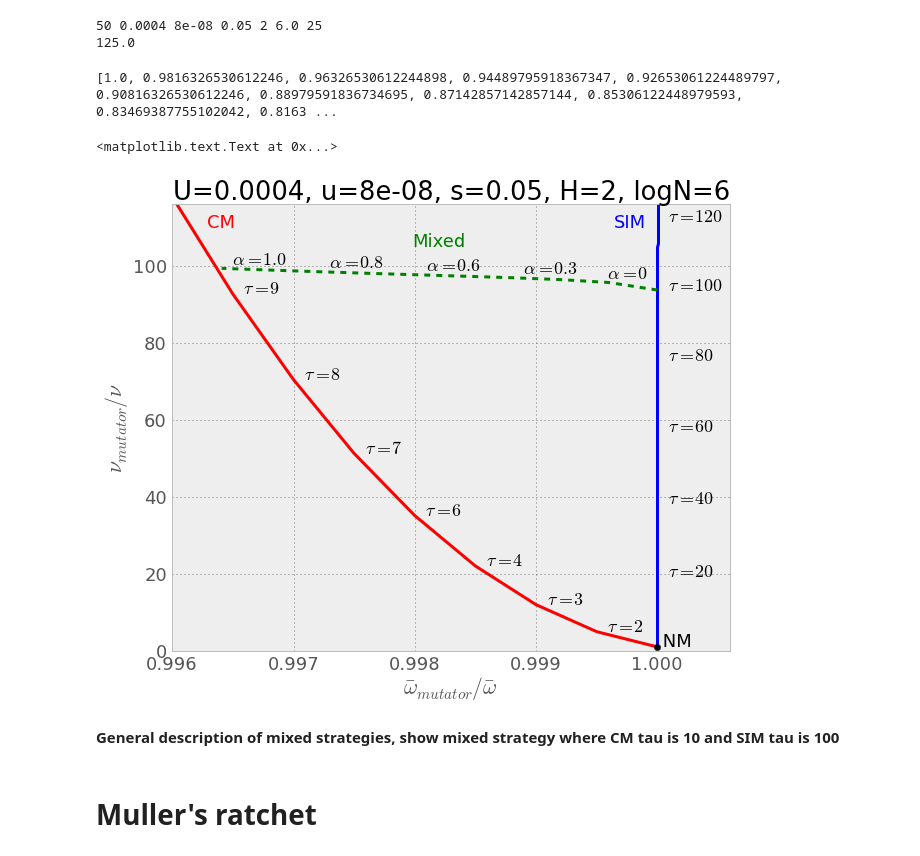
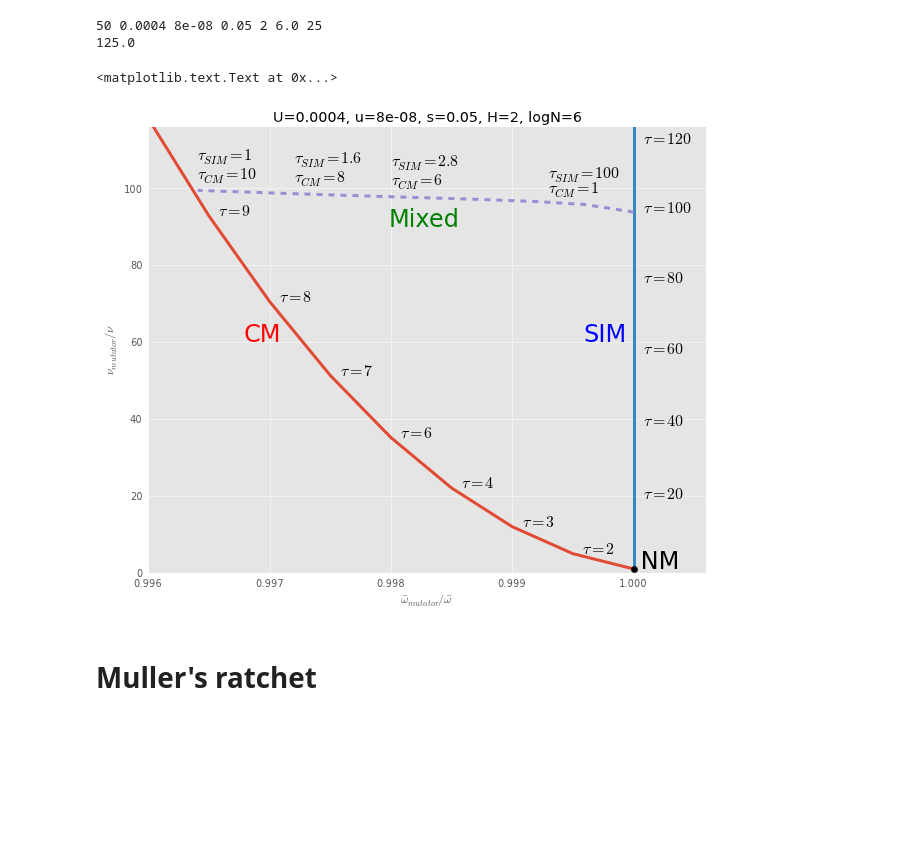
Before and after one commit to yoavram/ruggedsim, a Jupyter notebook: manuscript/figures.ipynb, the cells around one changed output. Drawn from its saved outputs; the diff is of its cells as text; code cells hidden in the pictures; blank space fills up the shorter version.

Commit message:
mixed as two taus

```diff
--- a/manuscript/figures.ipynb
+++ b/manuscript/figures.ipynb
@@ -234,56 +234,56 @@ nu_cm = array([adaptation_rate_cm_exact(TT,U,u,s,H) for TT in taus]) / adaptatio
 nu_simI = array([adaptation_rate_simI_exact(TT,U,u,s,H) for TT in taus]) / adaptation_rate_simI_exact(1,U,u,s,H)
 nu_simII = array([adaptation_rate_simII_exact(TT,U,u,s,H) for TT in taus]) / adaptation_rate_simII_exact(1,U,u,s,H)
 # %%
-mixed_T = 10
-alphas = sorted(linspace(1.0/mixed_T,1), reverse=True)
-print alphas
-w_sim_mixed = array([mean_fitness(alpha*mixed_T,U/alpha,u/alpha,s,H,G,PI=1) for alpha in alphas]) / mean_fitness(1,U,u,s,H,G,PI=0)
-nu_simI_mixed = array([adaptation_rate_simI_exact(alpha*mixed_T,U/alpha,u/alpha,s,H) for alpha in alphas]) / adaptation_rate_simI_exact(1,U,u,s,H)
+T1s = linspace(1,10,10)
+w_sim_mixed = []
+nu_simI_mixed = []
+
+for T1 in T1s:
+    T2 = 100/(T1**2)
+    w_sim_mixed.append(mean_fitness(T2,T1*U,T1*u,s,H,G,PI=1))
+    nu_simI_mixed.append(adaptation_rate_simI_exact(T2,T1*U,T1*u,s,H))
+
+w_sim_mixed = array(w_sim_mixed) / mean_fitness(1,U,u,s,H,G,PI=0)
+nu_simI_mixed = array(nu_simI_mixed) / adaptation_rate_simI_exact(1,U,u,s,H)
-# %% [output]
-[1.0, 0.9816326530612246, 0.96326530612244898, 0.94489795918367347, 0.92653061224489797, 0.90816326530612246, 0.88979591836734695, 0.87142857142857144, 0.85306122448979593, 0.83469387755102042, 0.8163 ...
-# %%
-alphas = linspace(0,1,10)
-w_sim_mixed = []
-nu_simI_mixed = []
-
-for alpha in alphas:
-    T1 = 1 + alpha*9
-    T2 = 100/(T1**2)
-    w_sim_mixed.append(mean_fitness(T2,T1*U,T1*u,s,H,G,PI=1))
-    nu_simI_mixed.append(adaptation_rate_simI_exact(T2,T1*U,T1*u,s,H))
-
-w_sim_mixed = array(w_sim_mixed) / mean_fitness(1,U,u,s,H,G,PI=0)
-nu_simI_mixed = array(nu_simI_mixed) / adaptation_rate_simI_exact(1,U,u,s,H)
+# %%
+from mpltools import style
+style.use('ggplot')
 # %%
-plot(w_cm,nu_cm,'r',w_sim,nu_simI,'b',w_cm[0],nu_cm[0],'ko',w_sim_mixed,nu_simI_mixed,'g--',linewidth=3)
+annotate_fontize = 16
+line_label_fontsize= 24
+
+plot(w_cm,nu_cm,'-',w_sim,nu_simI,'-',w_cm[0],nu_cm[0],'ko',w_sim_mixed,nu_simI_mixed,'--',linewidth=3)
 xlabel(r'$\bar{\omega}_{mutator} / \bar{\omega}$')
 ylabel(r'$\nu_{mutator} / \nu$')
 ylim((0,max(nu_simI)))
 xlim((0.996, 1.0006))
 for T in taus[nu_cm <= nu_sim.max()]:
     if T > 1:
         i = taus.tolist().index(T)
-        text(w_cm[i], nu_cm[i], r'  $\tau=%d$' % taus[i], withdash=True)
+        text(w_cm[i], nu_cm[i], r'  $\tau=%d$' % taus[i], fontsize=annotate_fontize)
 for T in taus:
     if ceil(T) % 20 == 0:
         i = taus.tolist().index(T)
-        text(w_sim[i], nu_simI[i], r'  $\tau=%d$' % ceil(taus[i]))
-text(w_sim_mixed[0]-0.0005, nu_simI_mixed[0]+3, r'  $\alpha=%d$' % alphas[0])
-for a in alphas[3::2]:
-    i = alphas.tolist().index(a)
-    text(w_sim_mixed[i], nu_simI_mixed[i]+1, r'  $\alpha=%.1f$' % alphas[i])
-text(w_cm[0],nu_cm[0], " NM")
-text(0.9963,110,"CM",color="r")
-text(0.99965,110,"SIM",color="b")
-text(0.998,105,r"Mixed",color="g")
+        text(w_sim[i], nu_simI[i], r'  $\tau=%d$' % ceil(taus[i]), fontsize=annotate_fontize)
+
+text(w_sim_mixed[0]-0.0007, nu_simI_mixed[0]+5, r'$\tau_{CM}=%d$' % (T1s[0]), fontsize=annotate_fontize)
+text(w_sim_mixed[0]-0.0007, nu_simI_mixed[0]+9, r'$\tau_{SIM}=%d$' % (100/(T1s[0]**2)), fontsize=annotate_fontize)
+
+for T1 in T1s[5::2]:
+    i = T1s.tolist().index(T1)
+    text(w_sim_mixed[i], nu_simI_mixed[i]+3, r'$\tau_{CM}=%d$' % T1, fontsize=annotate_fontize)
+    text(w_sim_mixed[i], nu_simI_mixed[i]+8, r'$\tau_{SIM}=%.2g$' % (100/(T1**2)), fontsize=annotate_fontize)
+
+text(w_cm[0],nu_cm[0], " NM", fontsize=line_label_fontsize)
+text(0.9968,60,"CM",color="r", fontsize=line_label_fontsize)
+text(0.9996,60,"SIM",color="b", fontsize=line_label_fontsize)
+text(0.998,90,r"Mixed",color="g", fontsize=line_label_fontsize)
 title("U=%.2g, u=%.2g, s=%.2f, H=%d, logN=%d" % (U,u,s,H,log10(N)))
 
 #savefig("tradeoff.png")
 # %% [output]
 <matplotlib.text.Text at 0x...>
-[figure, old version]
+[figure, new version]
-# %% [markdown]
-**General description of mixed strategies, show mixed strategy where CM tau is 10 and SIM tau is 100**
 # %% [markdown]
 # Muller's ratchet
 # %%
```
